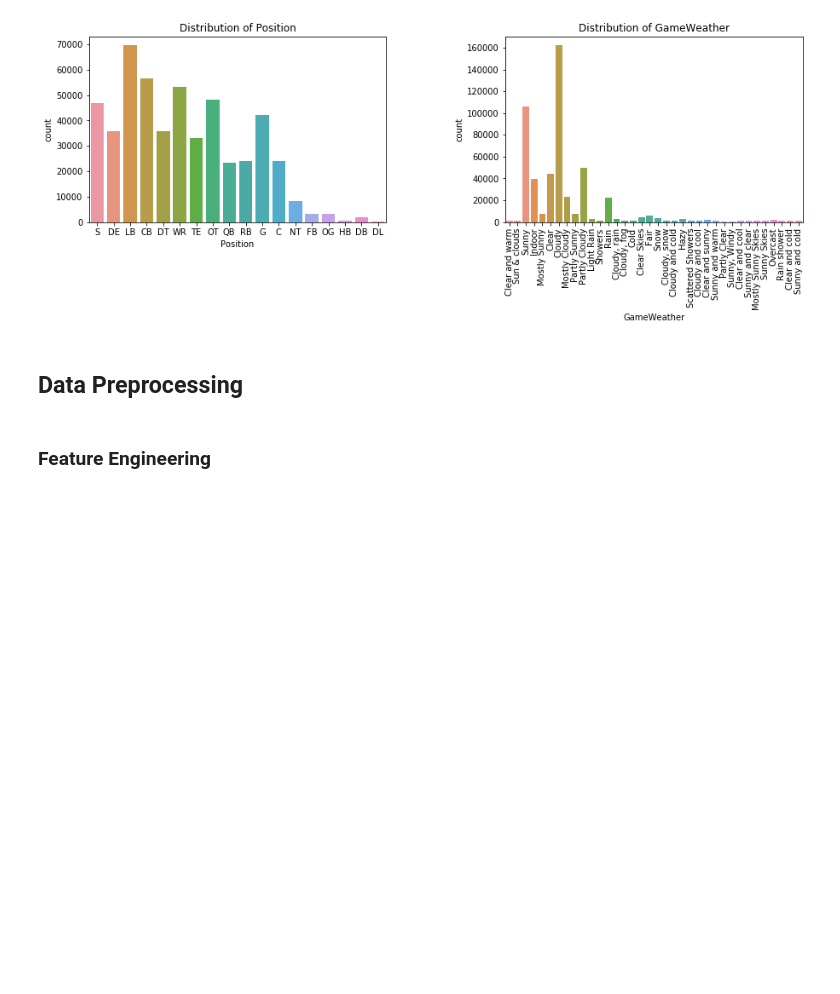
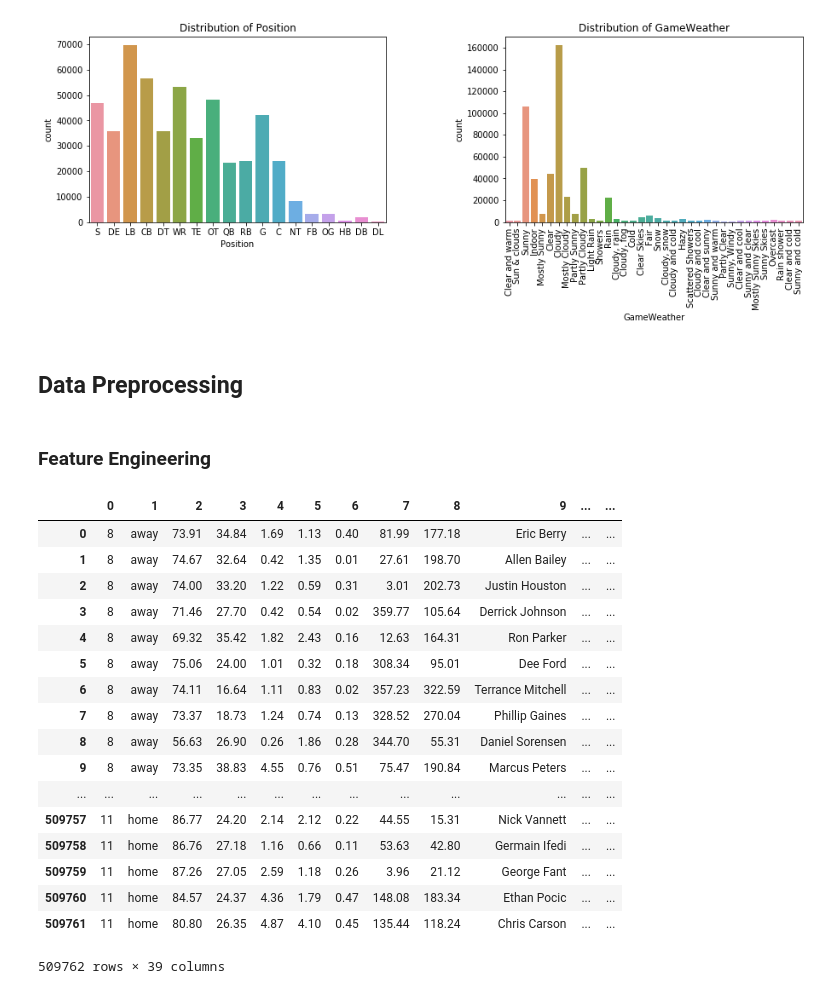
Before and after one commit to sharonk515/NFL_yards_gained, a Jupyter notebook: nfl_data_clean.ipynb, the cells around one changed output. Saved outputs shown, nothing was run; the diff lists cells and outputs as text; code cells hidden in the pictures; blank space fills up the shorter version.

Commit message:
edited data clean

```diff
--- a/nfl_data_clean.ipynb
+++ b/nfl_data_clean.ipynb
@@ -244,0 +262,23 @@ nfl['Defenders_vs_Distance'] = nfl['DefendersInTheBox'] / nfl['Distance']
+# %%
+nfl_xg = pd.read_csv('Data/nfl_xgboost.csv', header=None)
+nfl_xg
+# nfl_xg.to_csv('Data/nfl_xgboost.csv', index=False)
+# %% [output]
+|  | 0 | 1 | 2 | 3 | 4 | 5 | 6 | 7 | 8 | 9 | ... | ... |
+| 0 | 8 | away | 73.91 | 34.84 | 1.69 | 1.13 | 0.40 | 81.99 | 177.18 | Eric Berry | ... | ... |
+| 1 | 8 | away | 74.67 | 32.64 | 0.42 | 1.35 | 0.01 | 27.61 | 198.70 | Allen Bailey | ... | ... |
+| 2 | 8 | away | 74.00 | 33.20 | 1.22 | 0.59 | 0.31 | 3.01 | 202.73 | Justin Houston | ... | ... |
+| 3 | 8 | away | 71.46 | 27.70 | 0.42 | 0.54 | 0.02 | 359.77 | 105.64 | Derrick Johnson | ... | ... |
+| 4 | 8 | away | 69.32 | 35.42 | 1.82 | 2.43 | 0.16 | 12.63 | 164.31 | Ron Parker | ... | ... |
+| 5 | 8 | away | 75.06 | 24.00 | 1.01 | 0.32 | 0.18 | 308.34 | 95.01 | Dee Ford | ... | ... |
+| 6 | 8 | away | 74.11 | 16.64 | 1.11 | 0.83 | 0.02 | 357.23 | 322.59 | Terrance Mitchell | ... | ... |
+| 7 | 8 | away | 73.37 | 18.73 | 1.24 | 0.74 | 0.13 | 328.52 | 270.04 | Phillip Gaines | ... | ... |
+| 8 | 8 | away | 56.63 | 26.90 | 0.26 | 1.86 | 0.28 | 344.70 | 55.31 | Daniel Sorensen | ... | ... |
+| 9 | 8 | away | 73.35 | 38.83 | 4.55 | 0.76 | 0.51 | 75.47 | 190.84 | Marcus Peters | ... | ... |
+| ... | ... | ... | ... | ... | ... | ... | ... | ... | ... | ... | ... | ... |
+| 509757 | 11 | home | 86.77 | 24.20 | 2.14 | 2.12 | 0.22 | 44.55 | 15.31 | Nick Vannett | ... | ... |
+| 509758 | 11 | home | 86.76 | 27.18 | 1.16 | 0.66 | 0.11 | 53.63 | 42.80 | Germain Ifedi | ... | ... |
+| 509759 | 11 | home | 87.26 | 27.05 | 2.59 | 1.18 | 0.26 | 3.96 | 21.12 | George Fant | ... | ... |
+| 509760 | 11 | home | 84.57 | 24.37 | 4.36 | 1.79 | 0.47 | 148.08 | 183.34 | Ethan Pocic | ... | ... |
+| 509761 | 11 | home | 80.80 | 26.35 | 4.87 | 4.10 | 0.45 | 135.44 | 118.24 | Chris Carson | ... | ... |
+509762 rows × 39 columns
```
Also changed, not shown: parts of 3 cells of this notebook, 1 other file.
